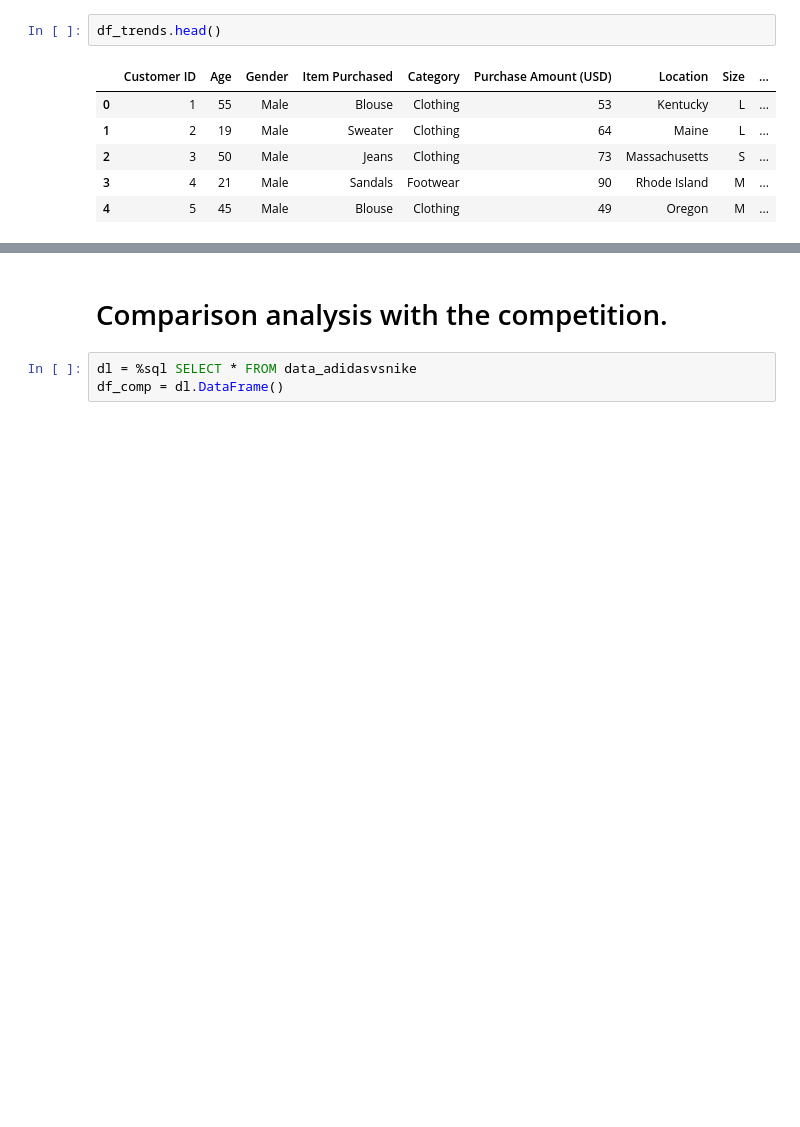
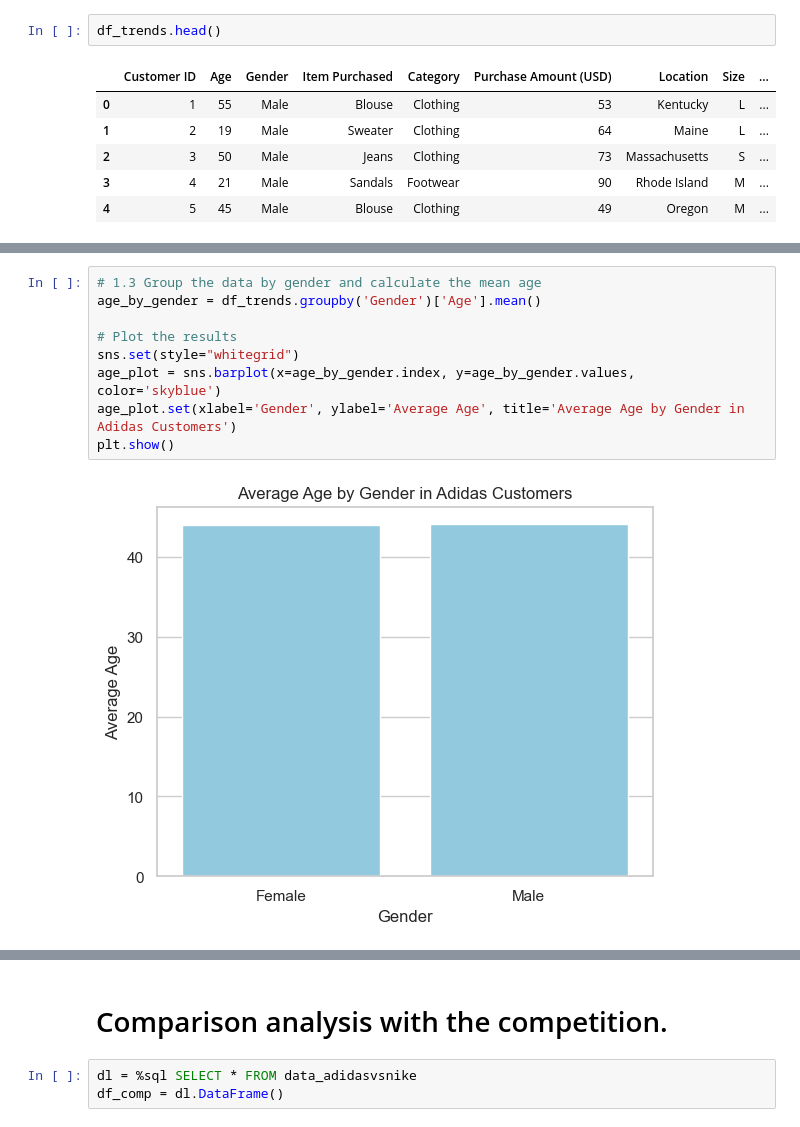
Before and after one commit to delatorrena2016/sql-etl-analytics, a Jupyter notebook: src/etl/wrangle.ipynb, the cells around one changed output, grey strips where cells are left out. Cells and saved outputs as stored; diff of their text form; blank space fills up the shorter version.

```diff
--- a/src/etl/wrangle.ipynb
+++ b/src/etl/wrangle.ipynb
@@ -246,0 +187,11 @@ Sum of Purchases for Customers who Bought Only Once: 3900
+# %%
+# 1.3 Group the data by gender and calculate the mean age
+age_by_gender = df_trends.groupby('Gender')['Age'].mean()
+
+# Plot the results
+sns.set(style="whitegrid")
+age_plot = sns.barplot(x=age_by_gender.index, y=age_by_gender.values, color='skyblue')
+age_plot.set(xlabel='Gender', ylabel='Average Age', title='Average Age by Gender in Adidas Customers')
+plt.show()
+# %% [output]
+[figure, added]
```
Also changed, not shown: parts of 52 cells of this notebook, 1 other file.
